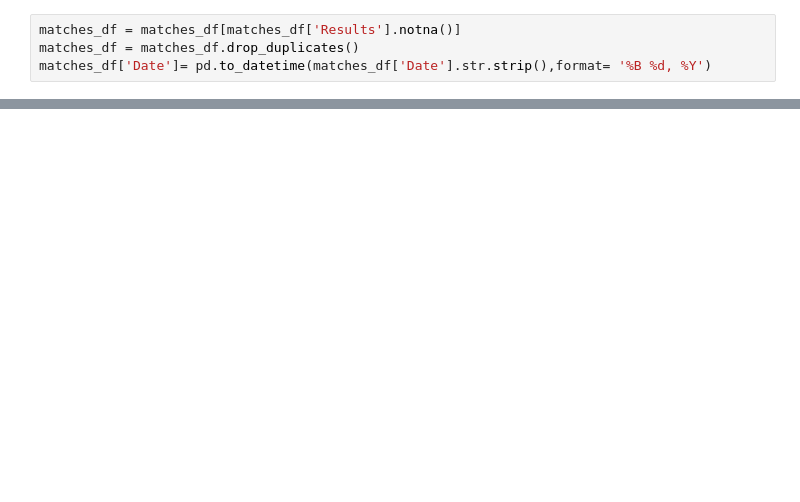
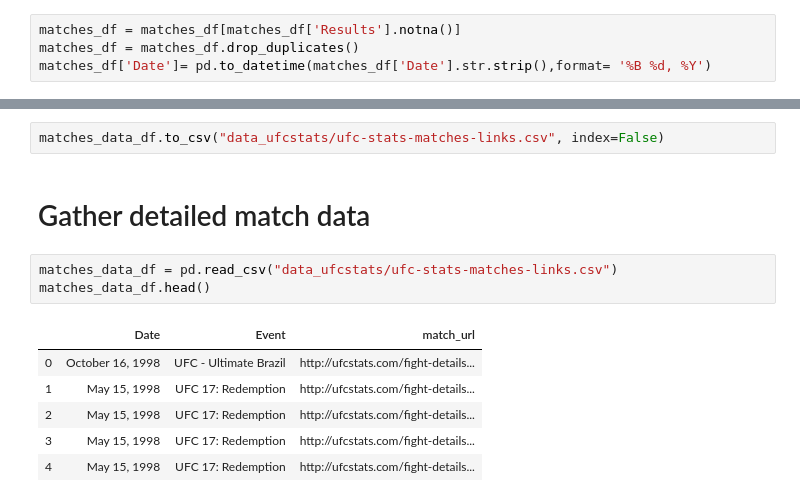
Before and after one commit to cinhui/ufc-events-stats, a Jupyter notebook: scrape-ufcstats.ipynb, the cells around one changed output, grey strips where cells are left out. Drawn from its saved outputs; the diff is of its cells as text; blank space fills up the shorter version.

```diff
--- a/scrape-ufcstats.ipynb
+++ b/scrape-ufcstats.ipynb
@@ -155,0 +123,14 @@ Number of events: 485
+# %%
+matches_data_df.to_csv("data_ufcstats/ufc-stats-matches-links.csv", index=False)
+# %% [markdown]
+# Gather detailed match data
+# %%
+matches_data_df = pd.read_csv("data_ufcstats/ufc-stats-matches-links.csv")
+matches_data_df.head()
+# %% [output]
+|  | Date | Event | match_url |
+| 0 | October 16, 1998 | UFC - Ultimate Brazil | http://ufcstats.com/fight-details... |
+| 1 | May 15, 1998 | UFC 17: Redemption | http://ufcstats.com/fight-details... |
+| 2 | May 15, 1998 | UFC 17: Redemption | http://ufcstats.com/fight-details... |
+| 3 | May 15, 1998 | UFC 17: Redemption | http://ufcstats.com/fight-details... |
+| 4 | May 15, 1998 | UFC 17: Redemption | http://ufcstats.com/fight-details... |
```
Also changed, not shown: parts of 27 cells of this notebook, 1 other file.
